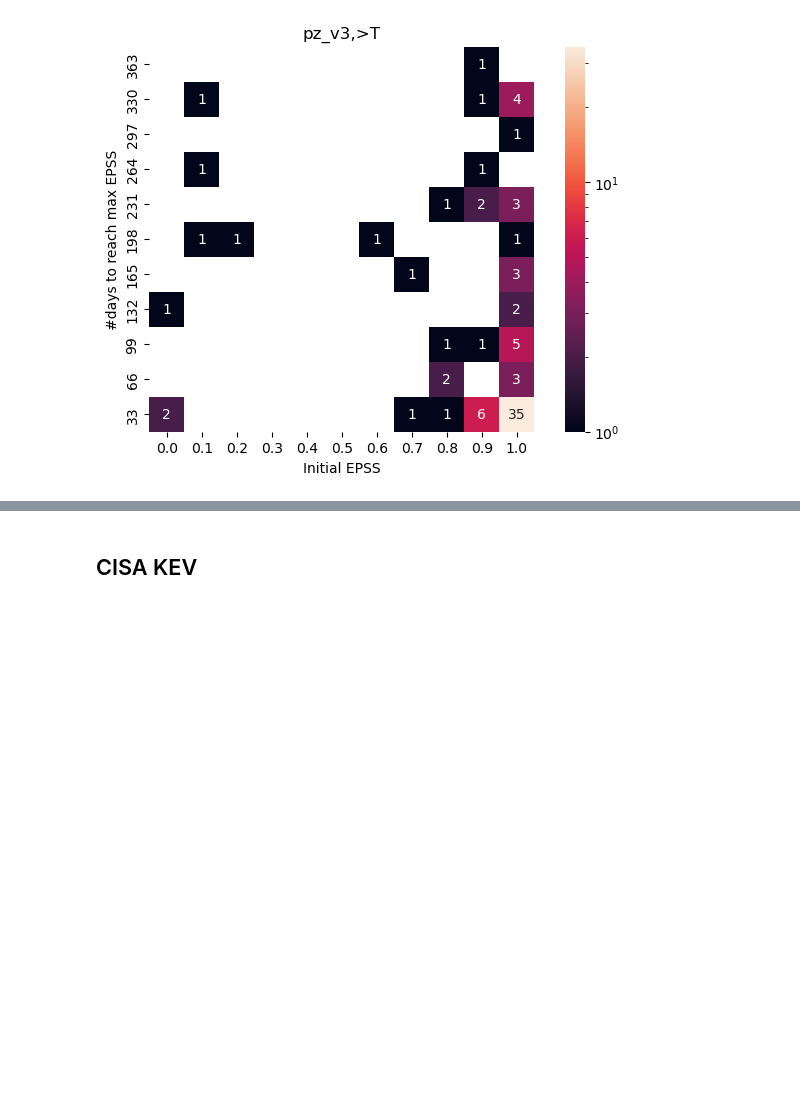
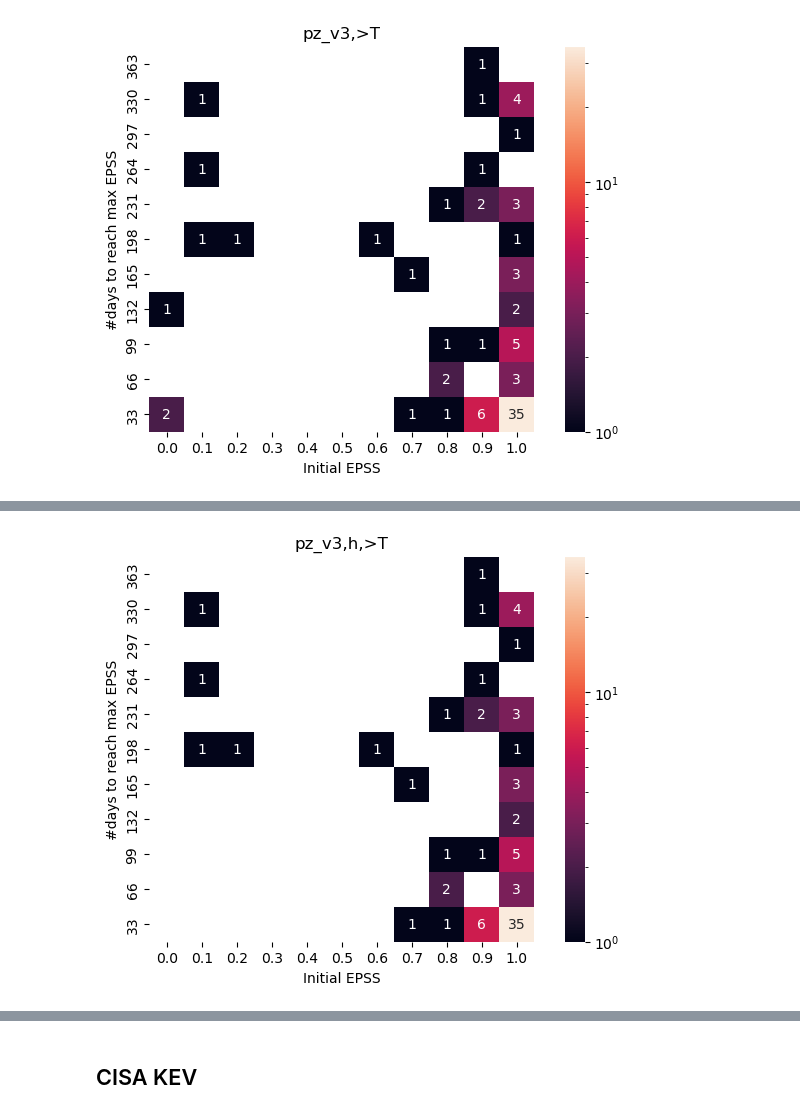
Before and after one commit to dravalico/EPSS-Project, a Jupyter notebook: 3_heatmaps.ipynb, the cells around one changed output, grey strips where cells are left out. Saved outputs shown, nothing was run; the diff lists cells and outputs as text; code cells hidden in the pictures; blank space fills up the shorter version.

```diff
--- a/3_heatmaps.ipynb
+++ b/3_heatmaps.ipynb
@@ -143,0 +160,4 @@ heatmap_epss_initial_vs_days_needed(df_highest_pz, 'pz_v3,>T')
+# %%
+heatmap_epss_initial_vs_days_needed(df_pz_highest_historical, 'pz_v3,h,>T')
+# %% [output]
+[figure, added]
```
Also changed, not shown: parts of 26 cells of this notebook.
